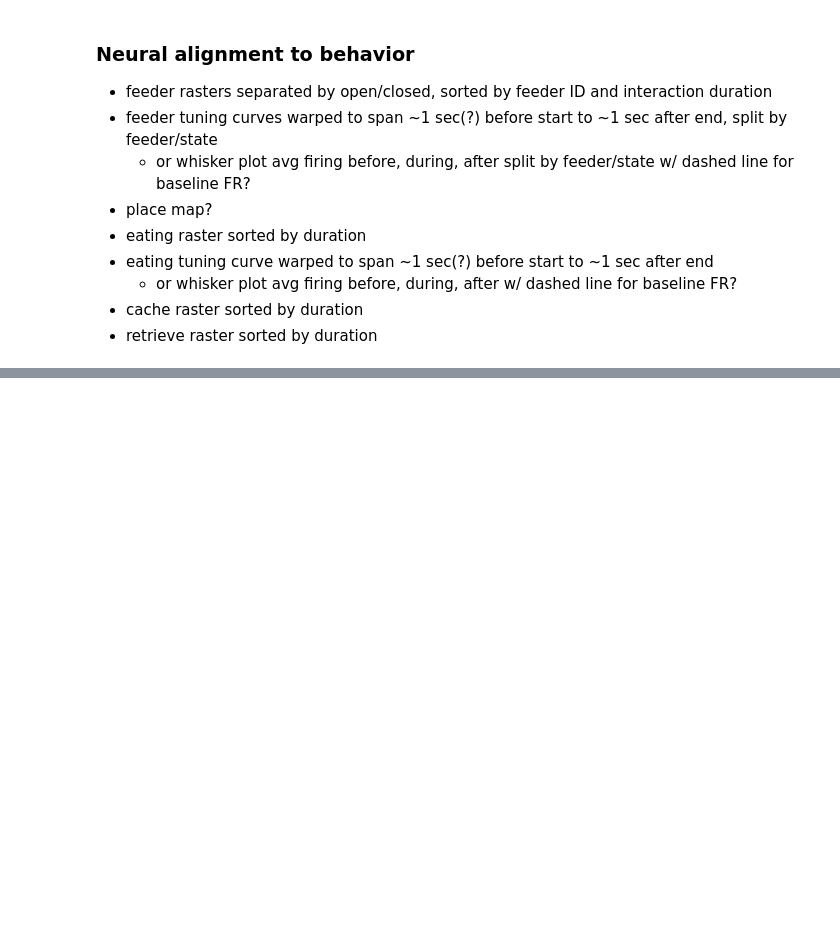
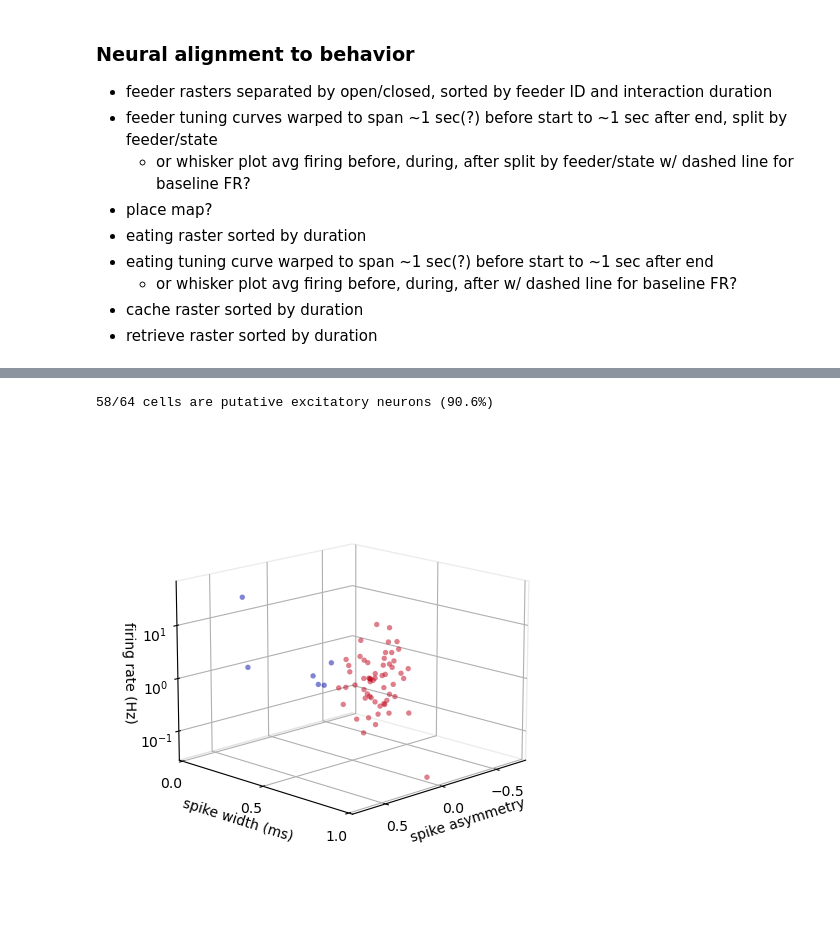
Before and after one commit to isabellow/lhy_hpc, a Jupyter notebook: behavior/hhmi2025_plots_behavior.ipynb, the cells around one changed output, grey strips where cells are left out. Cells and saved outputs as stored; diff of their text form; code cells hidden in the pictures; blank space fills up the shorter version.

```diff
--- a/behavior/hhmi2025_plots_behavior.ipynb
+++ b/behavior/hhmi2025_plots_behavior.ipynb
@@ -98,0 +177,12 @@ else:
+# %%
+# filter out the bad channels and get the new channel index
+all_ch = np.arange(mean_waveforms.shape[1])
+good_idx = np.setdiff1d(all_ch, broken_channels)
+mean_waveforms = mean_waveforms[:, good_idx]
+ch_names = [ch_names[i] for i in good_idx]
+wf_ch_idx = np.asarray([ch_names.index(ch) for ch in wf_channels])
+n_cells = mean_waveforms.shape[0]
+
+# get the cell IDs and raw spike times
+good_clusters, spike_id, spike_samp_raw = format_waveform_data.get_spike_times(session_dir, ks_dir=ks_dir)
+assert good_clusters.shape[0] == n_cells
@@ -98,0 +210,62 @@ else:
+# %%
+# for log scaling the FR axis
+import matplotlib.ticker as mticker
+def log_tick_formatter(val, pos=None):
+    return f"$10^{{{val:g}}}$"
+# %%
+''' plot the waveform properties '''
+fig = plt.figure(figsize=(8, 4))
+ax = plt.axes([0, 0, .6, 1.2], projection='3d')
+
+n_excite = np.sum(clu1_idx)
+print(f'{n_excite}/{n_cells} cells are putative excitatory neurons ({np.round((n_excite/n_cells)*100, 1)}%)')
+
+# all excitatory cells
+ax.scatter(asymm[clu1_idx],
+           width[clu1_idx],
+           log_fr[clu1_idx],
+           c='xkcd:scarlet',
+           alpha=0.5, lw=0, s=15, zorder=0)
+
+# all inhibitory cells
+ax.scatter(asymm[clu2_idx],
+           width[clu2_idx],
+           log_fr[clu2_idx],
+           c='xkcd:cobalt blue',
+           alpha=0.5, lw=0, s=15, zorder=0)
+
+# labels
+ax.set_xlabel('spike asymmetry')
+ax.set_ylabel('spike width (ms)')
+ax.set_zlabel('firing rate (Hz)')
+
+# log scale the z-axis
+ax.zaxis.set_major_formatter(mticker.FuncFormatter(log_tick_formatter))
+ax.zaxis.set_major_locator(mticker.MaxNLocator(integer=True))
+
+# limits
+ax.set_xlim([-0.75, 0.75])
+ax.set_xticks([-0.5, 0, 0.5])
+ax.set_ylim(0, 1)
+ax.set_yticks([0, 0.5, 1])
+
+# background color
+ax.xaxis.pane.fill = False
+ax.yaxis.pane.fill = False
+ax.zaxis.pane.fill = False
+ax.xaxis.pane.set_edgecolor('xkcd:grey')
+ax.yaxis.pane.set_edgecolor('xkcd:grey')
+ax.zaxis.pane.set_edgecolor('xkcd:grey')
+ax.xaxis.pane.set_color('xkcd:light grey')
+ax.yaxis.pane.set_color('xkcd:light grey')
+ax.zaxis.pane.set_color('xkcd:light grey')
+
+ax.view_init(azim=45, elev=15)
+ax.set_box_aspect(aspect=None, zoom=0.8)
+plt.show()
+
+# fig.savefig(f'{save_folder}waveform_props.png',
+#                   dpi=600, bbox_inches='tight')
+# %% [output]
+58/64 cells are putative excitatory neurons (90.6%)
+[figure, added]
```
Also changed, not shown: parts of 41 cells of this notebook, 21 other files.
